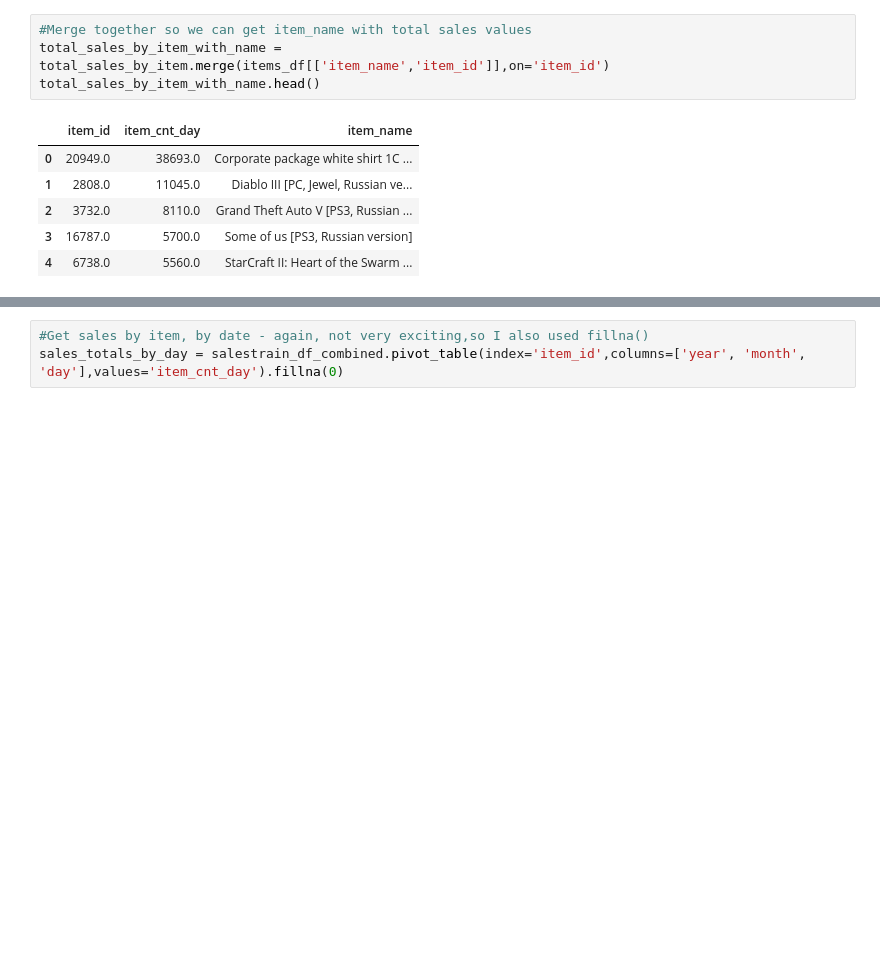
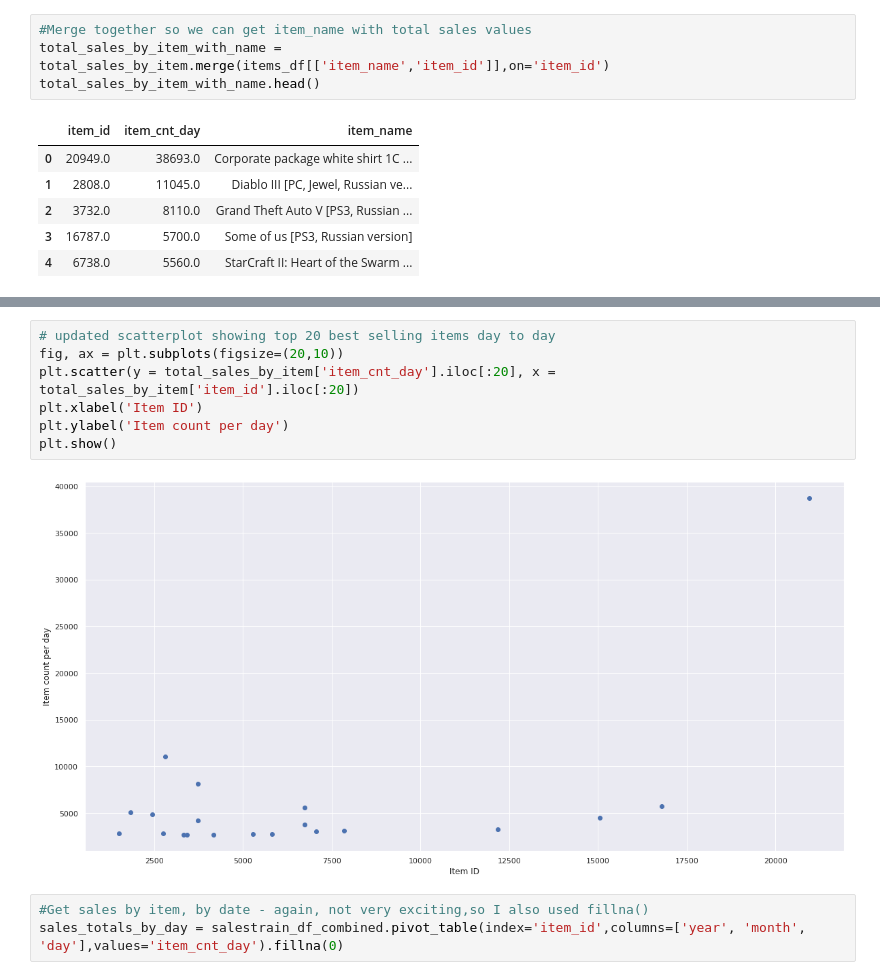
Before and after one commit to cmannnn/predict_future_sales, a Jupyter notebook: predict_future_sales.ipynb, the cells around one changed output, grey strips where cells are left out. Cells and saved outputs as stored; diff of their text form; blank space fills up the shorter version.

```diff
--- a/predict_future_sales.ipynb
+++ b/predict_future_sales.ipynb
@@ -526,3 +520,12 @@ KeyboardInterrupt: ignored
+# %%
+# updated scatterplot showing top 20 best selling items day to day
+fig, ax = plt.subplots(figsize=(20,10))
+plt.scatter(y = total_sales_by_item['item_cnt_day'].iloc[:20], x = total_sales_by_item['item_id'].iloc[:20])
+plt.xlabel('Item ID')
+plt.ylabel('Item count per day')
+plt.show()
+# %% [output]
+[figure, added]
 # %%
 #Get sales by item, by date - again, not very exciting,so I also used fillna()
 sales_totals_by_day = salestrain_df_combined.pivot_table(index='item_id',columns=['year', 'month', 'day'],values='item_cnt_day').fillna(0)
```
Also changed, not shown: parts of 3 cells of this notebook.
